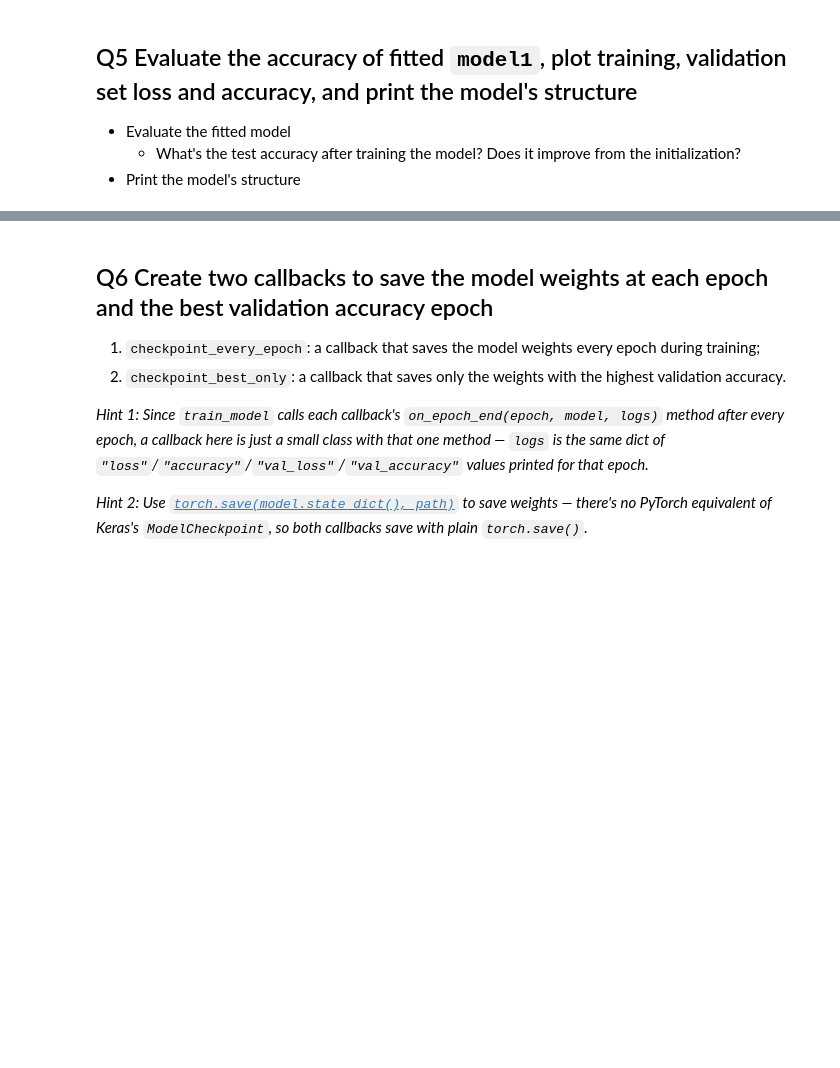
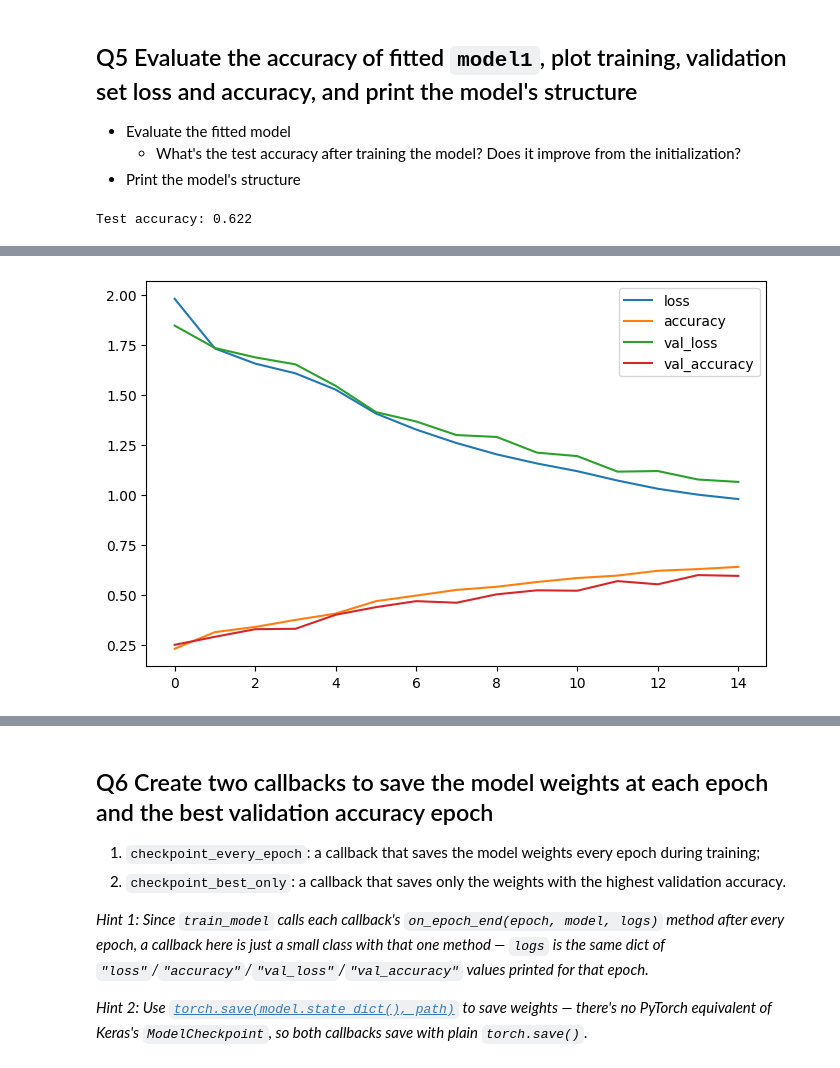
Before and after one commit to Sbindola/2026_MLEES_book, a Jupyter notebook: LABS/part-III/6.3-land-cover-classification-exercises.ipynb, the cells around one changed output, grey strips where cells are left out. Cells and saved outputs as stored; diff of their text form; code cells hidden in the pictures; blank space fills up the shorter version.

```diff
--- a/LABS/part-III/6.3-land-cover-classification-exercises.ipynb
+++ b/LABS/part-III/6.3-land-cover-classification-exercises.ipynb
@@ -208,15 +213,15 @@ input_shape = ____.shape[___:]
 # %%
 # Build the model, one named layer at a time
 model1 = nn.Sequential(OrderedDict([
-    ("conv_1", nn.Conv2d(___, ___, kernel_size=___, padding="___")),
-    ("relu_1", nn.___()),
-    ("conv_2", nn.Conv2d(___, ___, kernel_size=___, padding="___")),
-    ("relu_2", nn.___()),
-    ("pool_1", nn.MaxPool2d((___, ___))),
-    ("flatten", nn.___()),
-    ("dense_1", nn.LazyLinear(___)),
-    ("relu_3", nn.___()),
-    ("dense_2", nn.LazyLinear(___)),
+    ("conv_1", nn.Conv2d(3, 16, kernel_size=3, padding="same")),
+    ("relu_1", nn.ReLU()),
+    ("conv_2", nn.Conv2d(16, 8, kernel_size=3, padding="same")),
+    ("relu_2", nn.ReLU()),
+    ("pool_1", nn.MaxPool2d((8, 8))),
+    ("flatten", nn.Flatten()),
+    ("dense_1", nn.LazyLinear(32)),
+    ("relu_3", nn.ReLU()),
+    ("dense_2", nn.LazyLinear(10)),
 ]))
 # %%
 # Run one batch through the model to materialize the LazyLinear layers
@@ -256,0 +265,6 @@ history = train_model(____, ____, ____,
+# %%
+epochs = 15
+
+history = train_model(model1, X_train, y_train,
+                    epochs=epochs,
+                    validation_data=(X_val, y_val))
@@ -268,16 +298,20 @@ history = train_model(____, ____, ____,
 * Print the model's structure
 # %%
 # Calculate the test accuracy
-score = evaluate_model(____, ____, ____)
+score = evaluate_model(model1, X_test, y_test)
 print('Test accuracy: {acc:0.3f}'.format(acc=score[1]))
+# %% [output]
+Test accuracy: 0.622
 # %% [markdown]
 ❓❓❓ Do you have similar test accuracy?
 
 <center> <img src='https://github.com/gse-unil/2026_MLEES_book/blob/main/live/part-III/_static/6.3-test-accuracy-reference.jpg?raw=1'> </center>
 # %%
 # Plot training, validation set loss and accuracy
-pd.DataFrame(____.____).plot(figsize=(8,5))
+pd.DataFrame(history.history).plot(figsize=(8,5))
 plt.show()
+# %% [output]
+[figure, added]
 # %% [markdown]
 ❓❓❓ Do you have a similar plot?
 
```
Also changed, not shown: parts of 30 cells of this notebook.
